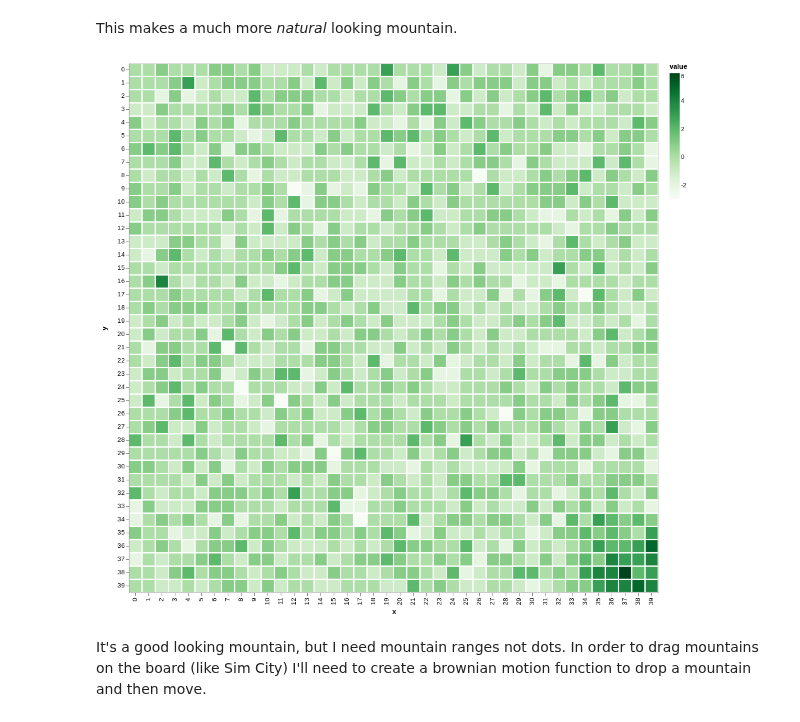
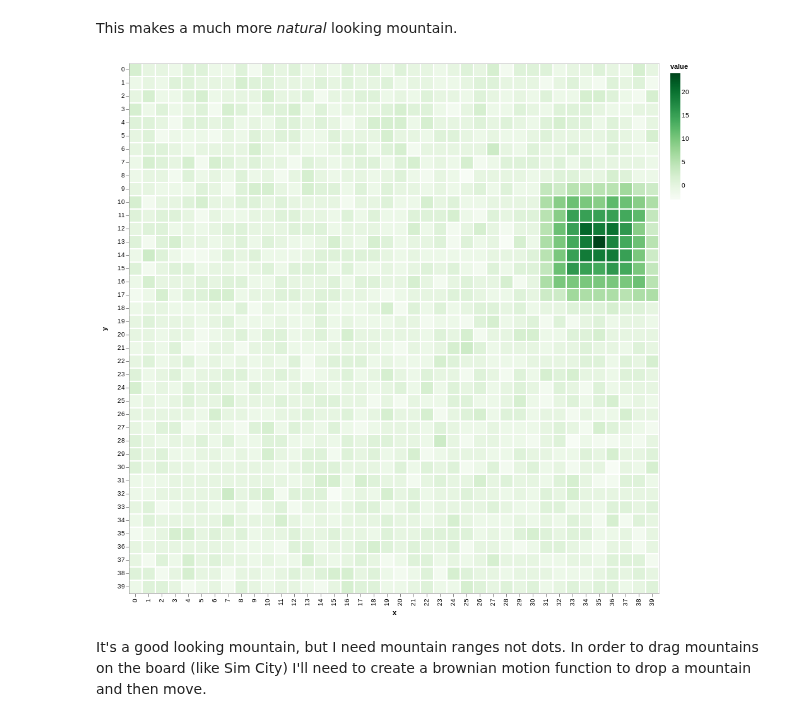
Before and after one commit to BillmanH/dsadventure, a Jupyter notebook: notebooks/1 Mountains_Oceans_and_Rainfall.ipynb, the cells around one changed output. Cells and saved outputs as stored; diff of their text form; code cells hidden in the pictures.

Commit message:
added builder up to adding mountain

```diff
--- a/notebooks/1 Mountains_Oceans_and_Rainfall.ipynb
+++ b/notebooks/1 Mountains_Oceans_and_Rainfall.ipynb
@@ -111,0 +58,7 @@ Mountain Placed:  [37 38]
+# %%
+c = world.get_random_chord()
+m = world.getMountain(height=5)
+print("Mountain Placed: ", c)
+
+mdf = world.reindexMountain(c,m)
+mdf
@@ -112,10 +77,10 @@ Mountain Placed:  [37 38]
 # %% [markdown]
 This makes a much more _natural_ looking mountain.
-# %%
-mountainWorld = shiftedTerrainWorld.add(mdf.reindex_like(shiftedTerrainWorld).fillna(0))
-draw.drawTerrainHeight(mountainWorld)
-# %% [output]
-[figure, removed]
+# %%
+world.add_mountain(mdf)
+draw.drawTerrainHeight(world.grid_elevation)
+# %% [output]
+[figure, added]
 # %% [markdown]
 It's a good looking mountain, but I need mountain ranges not dots. In order to drag mountains on the board (like Sim City) I'll need to create a brownian motion function to drop a mountain and then move.
 # %%
```
Also changed, not shown: parts of 13 cells of this notebook, 2 other files.
